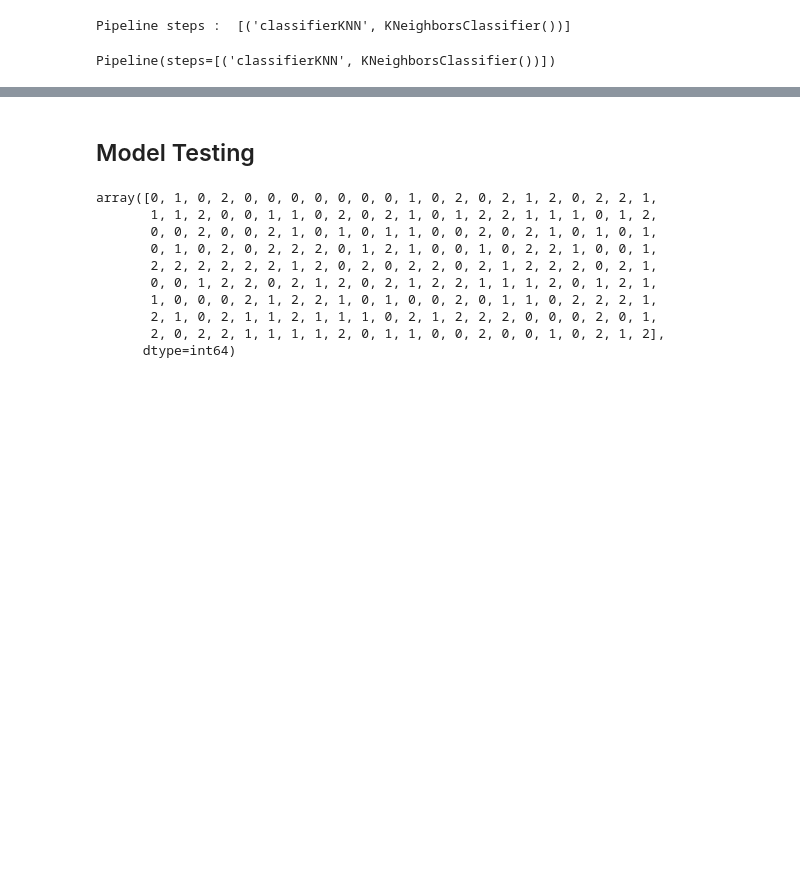
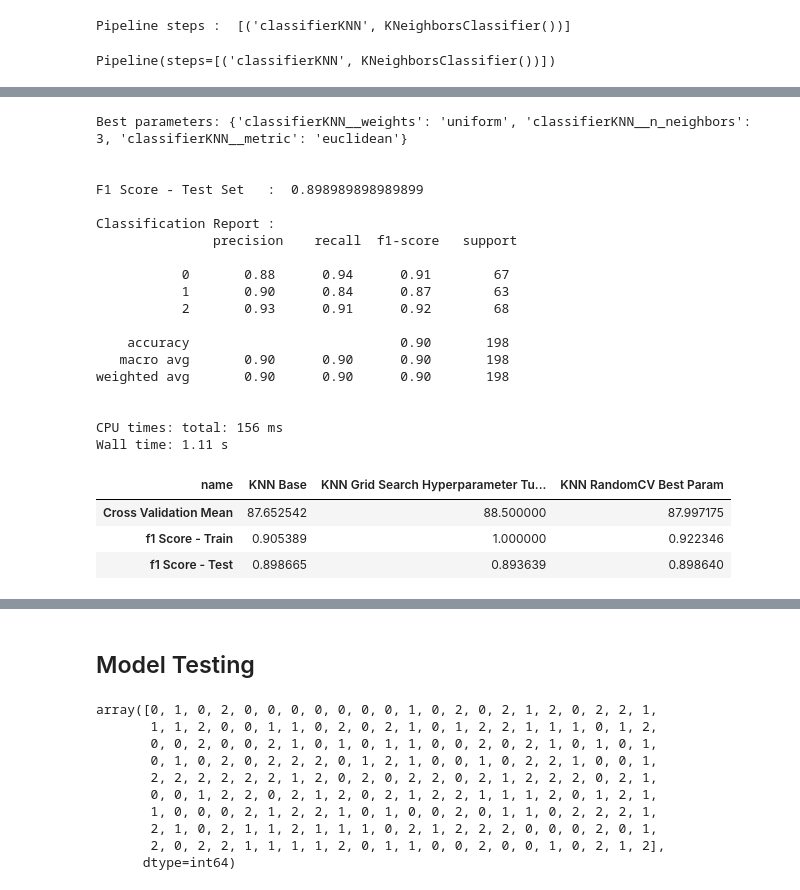
Before and after one commit to SyahrulRahmadan/Tugas_Matrikulasi_Alpro_S2, a Jupyter notebook: EDA.ipynb, the cells around one changed output, grey strips where cells are left out. Drawn from its saved outputs; the diff is of its cells as text; code cells hidden in the pictures; blank space fills up the shorter version.

```diff
--- a/EDA.ipynb
+++ b/EDA.ipynb
@@ -607,0 +648,56 @@ Pipeline(steps=[('classifierKNN', KNeighborsClassifier())])
+# %%
+%%time
+rscv_KNN = RandomizedSearchCV(pipeline_KNN,
+                                param_KNN,
+                                n_iter=50,
+                                cv=5,
+                                random_state=46,
+                                n_jobs=-1,
+                                scoring='f1')
+rscv_KNN.fit(X_train, y_train)
+
+print("Best parameters:", rscv_KNN.best_params_)
+rscv_KNN_Best = rscv_KNN.best_estimator_
+
+y_pred_train = rscv_KNN_Best.predict(X_train)
+y_pred_test = rscv_KNN_Best.predict(X_test)
+
+print('\n')
+
+print('F1 Score - Test Set   : ', f1_score(y_test, y_pred_test, average='micro'), '\n')
+print('Classification Report : \n', classification_report(y_test, y_pred_test), '\n')
+
+accuracy = cross_val_score(rscv_KNN, X_train, y_train, scoring='accuracy', cv = 10, n_jobs=-1)
+accuracy_mean = accuracy.mean() *100
+
+
+f1_train = f1_score(y_train, y_pred_train, average='weighted')
+f1_test = f1_score(y_test, y_pred_test, average='weighted')
+
+model_evaluation('KNN RandomCV Best Param', accuracy_mean, f1_train, f1_test)
+eval_results_df = pd.DataFrame(eval_results)
+eval_results_df.set_index('name').T
+# %% [output]
+Best parameters: {'classifierKNN__weights': 'uniform', 'classifierKNN__n_neighbors': 3, 'classifierKNN__metric': 'euclidean'}
+
+
+F1 Score - Test Set   :  0.898989898989899
+
+Classification Report :
+               precision    recall  f1-score   support
+
+           0       0.88      0.94      0.91        67
+           1       0.90      0.84      0.87        63
+           2       0.93      0.91      0.92        68
+
+    accuracy                           0.90       198
+   macro avg       0.90      0.90      0.90       198
+weighted avg       0.90      0.90      0.90       198
+
+
+CPU times: total: 156 ms
+Wall time: 1.11 s
+| name | KNN Base | KNN Grid Search Hyperparameter Tu... | KNN RandomCV Best Param |
+| Cross Validation Mean | 87.652542 | 88.500000 | 87.997175 |
+| f1 Score - Train | 0.905389 | 1.000000 | 0.922346 |
+| f1 Score - Test | 0.898665 | 0.893639 | 0.898640 |
```
Also changed, not shown: parts of 9 cells of this notebook, 1 other file.
